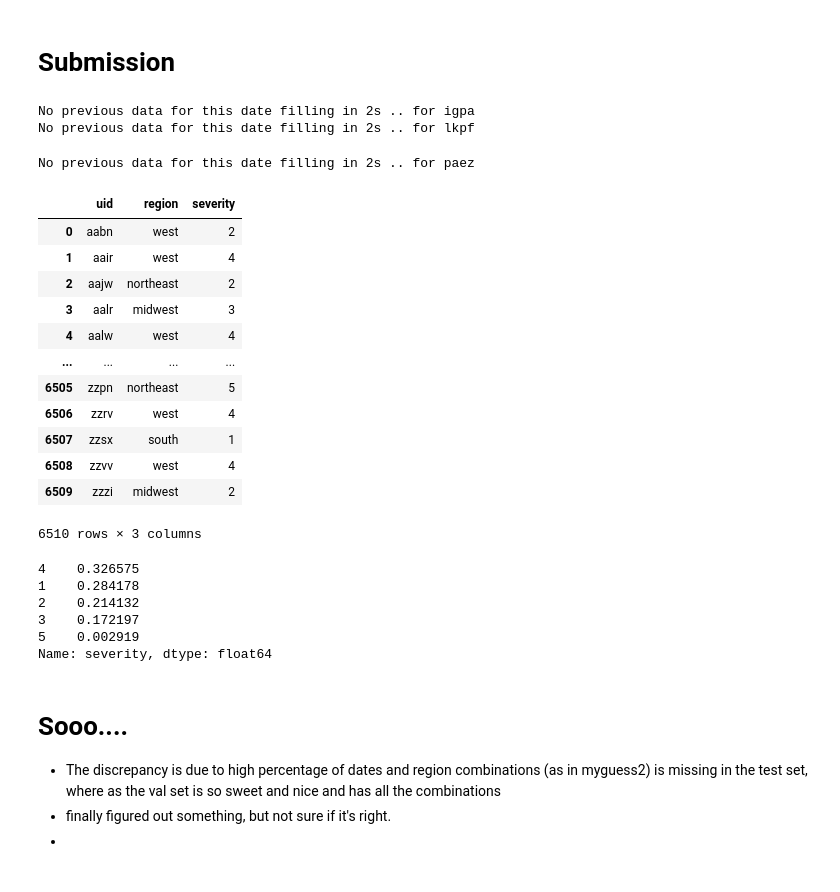
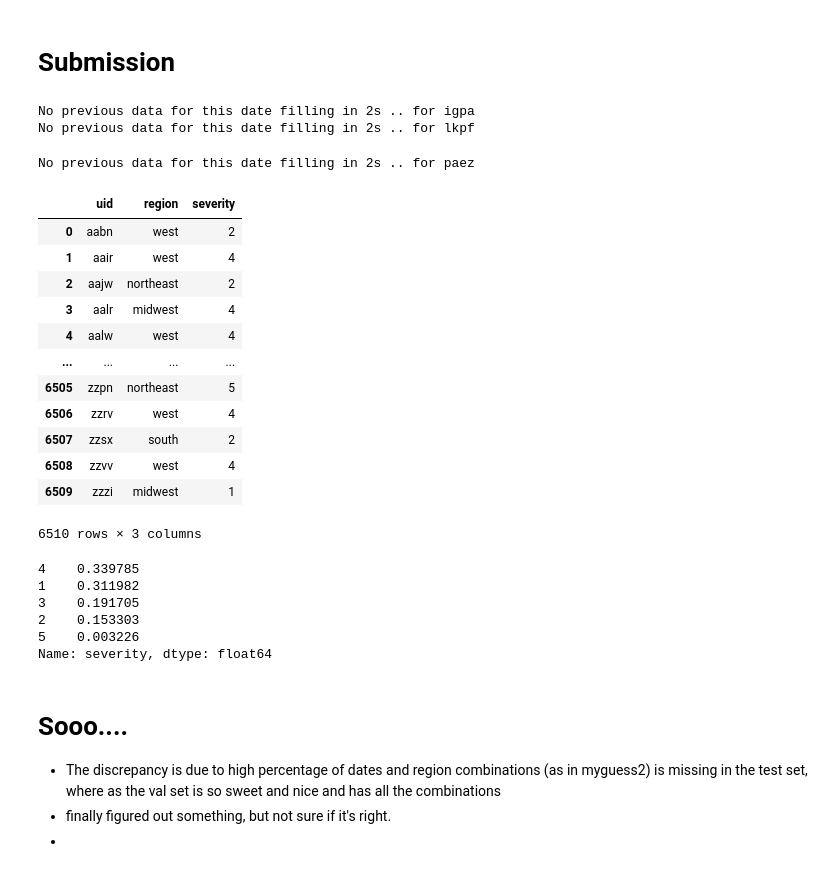
Before and after one commit to k-loki/Algal-bloom-Identification, a Jupyter notebook: notebooks/model_mtdata.ipynb, the cells around one changed output. Cells and saved outputs as stored; diff of their text form; code cells hidden in the pictures.

```diff
--- a/notebooks/model_mtdata.ipynb
+++ b/notebooks/model_mtdata.ipynb
@@ -1241,7 +342,0 @@ sum(val_calls.values())/len(val_data2)
-# %%
-val_calls = {}
-for row in tqdm(val_data2.itertuples(), total=val_data2.shape[0]):
-    val_data2.loc[row.Index, 'guess_2'] = make_guess2(row, tr_data=tr_data2, n_times_called=val_calls)
-
-
-print("rmse:", rmse(val_data2.severity, val_data2.guess_2))
@@ -1326,9 +342,0 @@ Missed by 4:  0.0
-# %%
-# past way of making val data
-val_calls = {}
-for row in tqdm(val_data3.itertuples(), total=val_data3.shape[0]):
-    val_data3.loc[row.Index, 'guess_2'] = make_guess2(row, tr_data=tr_data3, n_times_called=val_calls)
-
-print(rmse(val_data3.severity, val_data3.guess_2))
-
-analyize_matches(val_data3.severity, val_data3.guess_2)
@@ -1350,0 +359,6 @@ train_data.date.nunique()/len(train_data), test_data.date.nunique()/len(test_dat
+# %%
+for row in tqdm(val_data2.itertuples(), total=val_data2.shape[0]):
+    val_data2.loc[row.Index, 'guess_2_new'] = make_guess2(row, tr_data=tr_data2_)
+
+analyize_matches(val_data2.severity, val_data2.guess_2_new)
+rmse(val_data2.severity, val_data2.guess_2_new)
@@ -1350,0 +614,3 @@ train_data.date.nunique()/len(train_data), test_data.date.nunique()/len(test_dat
+# %%
+for row in tqdm(val_data2.itertuples(), total=val_data2.shape[0]):
+    val_data2.loc[row.Index, 'guess_1_new'] = make_guess1(row, tr_data=tr_data2_)
@@ -1351,43 +635,43 @@ train_data.date.nunique()/len(train_data), test_data.date.nunique()/len(test_dat
 # %% [markdown]
 # Submission
 # %%
-# #  Making submission with guess2 mean
+#  Making submission with guess2 mean
 
-# sub_format['severity'] = 0
+sub_format['severity'] = 0
 
-# for row in tqdm(te_data.itertuples(), total=te_data.shape[0]):
-#     uid_series = te_data[te_data.uid == row.uid]
-#     severity = make_guess2(uid_series.iloc[0], date=row.date, tr_data=train_data)   # use all train data for making test submission
-#     sub_format.loc[sub_format.uid == row.uid, 'severity'] = severity
+for row in tqdm(te_data.itertuples(), total=te_data.shape[0]):
+    uid_series = te_data[te_data.uid == row.uid]
+    severity = make_guess1(uid_series.iloc[0], date=row.date, tr_data=train_data)   # use all train data for making test submission
+    sub_format.loc[sub_format.uid == row.uid, 'severity'] = severity
 
-# sub_format
+sub_format
 # %% [output]
 No previous data for this date filling in 2s .. for igpa
 No previous data for this date filling in 2s .. for lkpf
 No previous data for this date filling in 2s .. for paez
 |  | uid | region | severity |
 | 0 | aabn | west | 2 |
 | 1 | aair | west | 4 |
 | 2 | aajw | northeast | 2 |
-| 3 | aalr | midwest | 3 |
+| 3 | aalr | midwest | 4 |
 | 4 | aalw | west | 4 |
 | ... | ... | ... | ... |
 | 6505 | zzpn | northeast | 5 |
 | 6506 | zzrv | west | 4 |
-| 6507 | zzsx | south | 1 |
+| 6507 | zzsx | south | 2 |
 | 6508 | zzvv | west | 4 |
-| 6509 | zzzi | midwest | 2 |
+| 6509 | zzzi | midwest | 1 |
 6510 rows × 3 columns
 # %%
-# print(sub_format.severity.value_counts(normalize=True))
+print(sub_format.severity.value_counts(normalize=True))
 
-# sub_format.to_csv('../submissions/to submit/guess2_mean_preds.csv', index=False)
+sub_format.to_csv('../submissions/to submit/guess1_newly_validated.csv', index=False)
 # %% [output]
-4    0.326575
-1    0.284178
-2    0.214132
-3    0.172197
-5    0.002919
+4    0.339785
+1    0.311982
+3    0.191705
+2    0.153303
+5    0.003226
 Name: severity, dtype: float64
 # %% [markdown]
 # Sooo....
```
Also changed, not shown: parts of 135 cells of this notebook.
